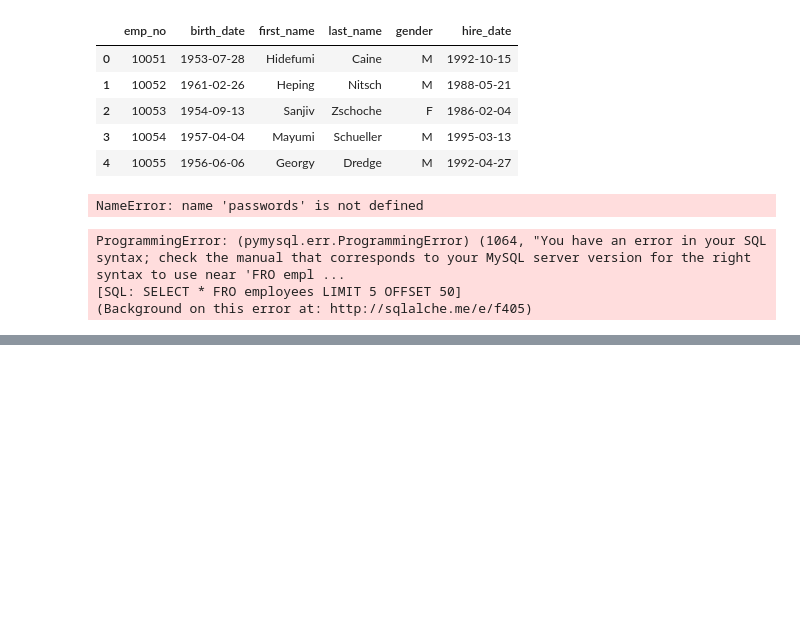
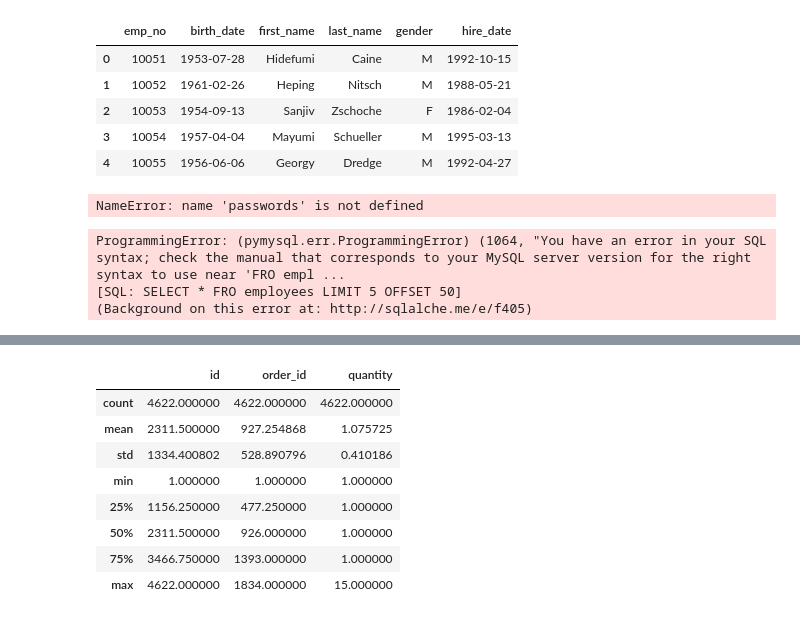
Before and after one commit to soslin/python-exercises, a Jupyter notebook: pandas_exercises.ipynb, the cells around one changed output, grey strips where cells are left out. Drawn from its saved outputs; the diff is of its cells as text; code cells hidden in the pictures; blank space fills up the shorter version.

```diff
--- a/pandas_exercises.ipynb
+++ b/pandas_exercises.ipynb
@@ -267,0 +436,9 @@ ProgrammingError: (pymysql.err.ProgrammingError) (1064, "You have an error in yo
+# %%
+def git_db_url():
+    from env import host, user, password
+    url = f'mysql+pymysql://{user}:{password}@{host}/chipotle'
+    return url
+url=git_db_url()
+# %%
+chipotle = pd.read_sql('SELECT * FROM orders', url)
+print(chipotle)
@@ -267,0 +463,12 @@ ProgrammingError: (pymysql.err.ProgrammingError) (1064, "You have an error in yo
+# %%
+chipotle.describe()
+# %% [output]
+|  | id | order_id | quantity |
+| count | 4622.000000 | 4622.000000 | 4622.000000 |
+| mean | 2311.500000 | 927.254868 | 1.075725 |
+| std | 1334.400802 | 528.890796 | 0.410186 |
+| min | 1.000000 | 1.000000 | 1.000000 |
+| 25% | 1156.250000 | 477.250000 | 1.000000 |
+| 50% | 2311.500000 | 926.000000 | 1.000000 |
+| 75% | 3466.750000 | 1393.000000 | 1.000000 |
+| max | 4622.000000 | 1834.000000 | 15.000000 |
```
Also changed, not shown: parts of 27 cells of this notebook, 1 other file.
